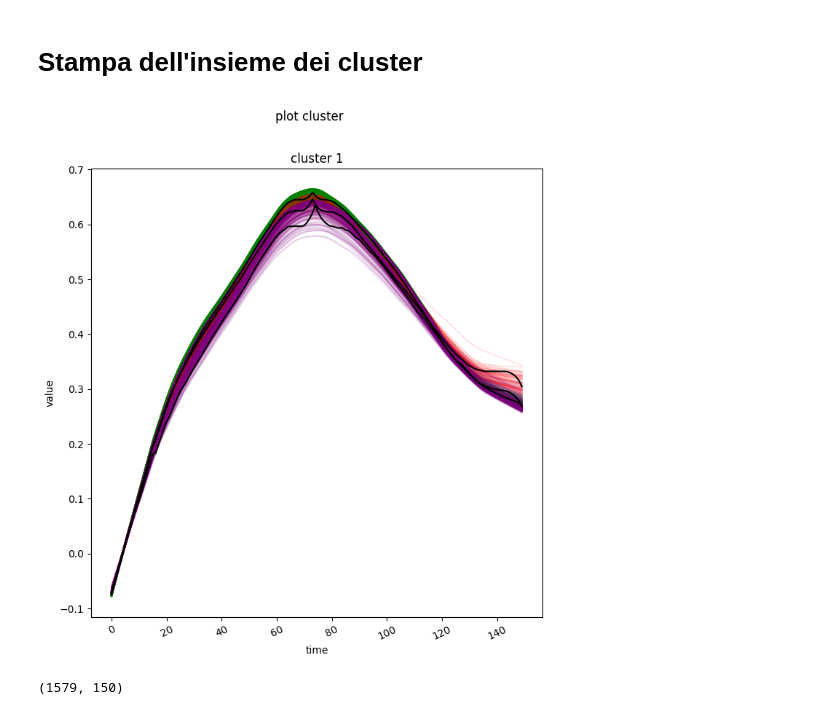
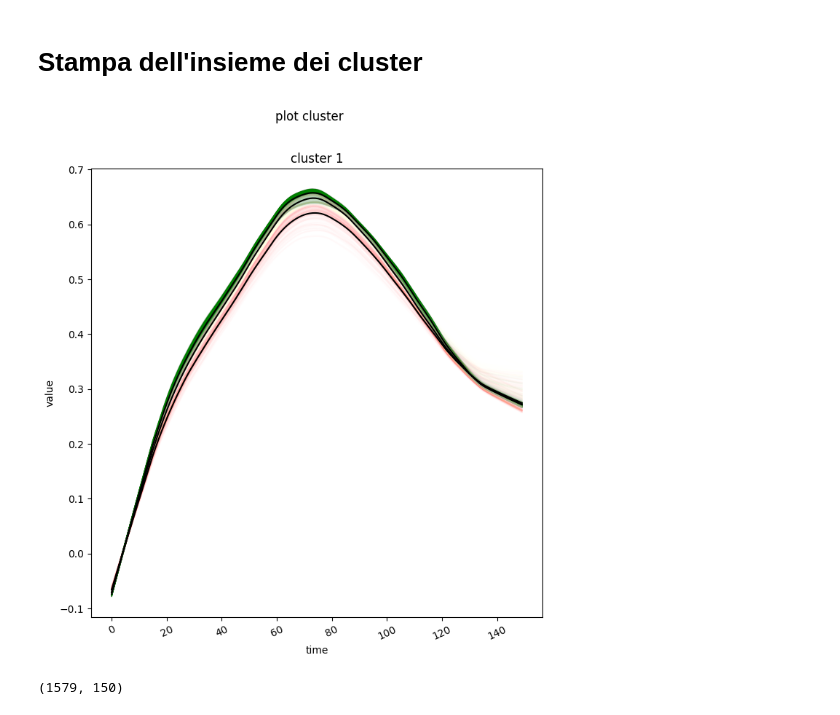
Before and after one commit to Simone-Scalella/BigDataProject, a Jupyter notebook: BigDataProject.ipynb, the cells around one changed output. Drawn from its saved outputs; the diff is of its cells as text; code cells hidden in the pictures.

```diff
--- a/BigDataProject.ipynb
+++ b/BigDataProject.ipynb
@@ -26,7 +27,7 @@ print(NDVI.data_matrix.shape)
 # %% [output]
 (1579, 150, 1)
 # %%
-km = TimeSeriesKMeans(n_clusters=3, metric="softdtw", max_iter=50,
+km = TimeSeriesKMeans(n_clusters=3, metric="euclidean", max_iter=50,
                       random_state=0)
 y_pred = km.fit_predict(NDVI.data_matrix)
 
@@ -81,39 +82,39 @@ KeyboardInterrupt:
 # %% [markdown]
 # Stampa dell'insieme dei cluster
 # %%
-transparent = 0.1
+transparent = 0.01
 
 fig, axs = plt.subplots(nrows=1, ncols=1, figsize=(8, 8))
 fig.suptitle('plot cluster')
 plt.sca(axs)
 plt.xticks(rotation=25) # Rotate label
 
 for xx in NDVI.data_matrix[y_pred == 0]:
-        axs.plot(xx.ravel(), "k-", alpha=0.1,color="green")
+        axs.plot(xx.ravel(), "k-", alpha=0.01,color="green")
 
 
 axs.set_title("cluster 1")
 axs.set_xlabel("time")
 axs.set_ylabel("value")
 
 for xx in NDVI.data_matrix[y_pred == 1]:
         axs.plot(xx.ravel(), "k-", alpha=transparent,color="red")
 
 
 
 
 for xx in NDVI.data_matrix[y_pred == 2]:
-        axs.plot(xx.ravel(), "k-", alpha=transparent,color="purple")
+        axs.plot(xx.ravel(), "k-", alpha=transparent,color="#FFFFE0")
 
 axs.plot(range(0,150),km.cluster_centers_[0],color="black")
 axs.plot(range(0,150),km.cluster_centers_[1],color="black")
 axs.plot(range(0,150),km.cluster_centers_[2],color="black")
 
 plt.sca(axs)
 plt.xticks(rotation=25)
 plt.show()
 # %% [output]
-[figure, old version]
+[figure, new version]
 # %%
 with open('./pickles/allPixelNDVIPoly.pickle', 'rb') as handle:
     allPixelNDVIPoly = pickle.load(handle)
```
Also changed, not shown: parts of 16 cells of this notebook.
